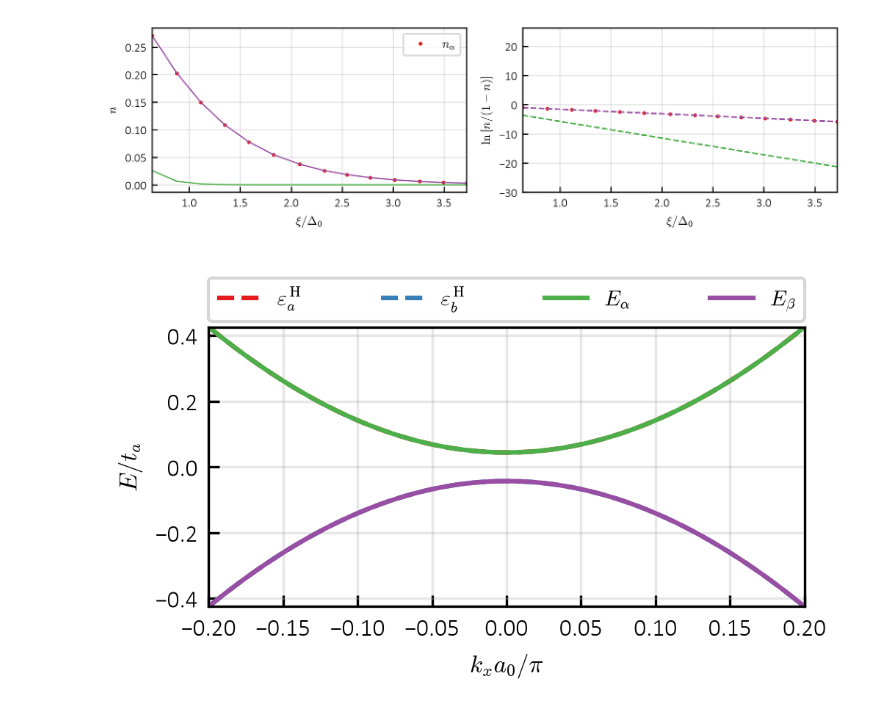
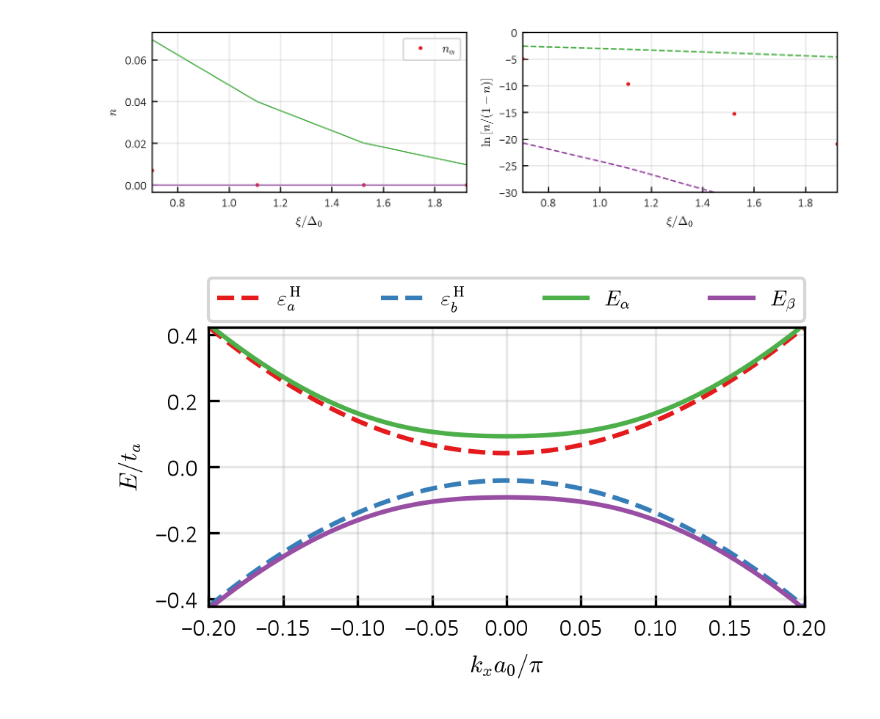
Before and after one commit to korl-z/IJS-F1, a Jupyter notebook: Koda/EI_cutoff/reformated_EI.ipynb, the cells around one changed output. Saved outputs shown, nothing was run; the diff lists cells and outputs as text; code cells hidden in the pictures.

Commit message:
rates photon-phonon scaling

```diff
--- a/Koda/EI_cutoff/reformated_EI.ipynb
+++ b/Koda/EI_cutoff/reformated_EI.ipynb
@@ -55,8 +55,8 @@ from EI_refactor.EI_ness import model as M, baths as B
 from EI_refactor.EI_ness import gpu as S  # or gpu
 
 md = M.Model(gap=4.0, ta=1.0, tb=-1.0, v=4.1)
-g = M.sgrid(400)
+g = M.sgrid(240, 128)
 e0 = M.solve_eq(md, g, 0.0, d=1.0)
 tc = M.critical_temperature(md, g)
-print(f"Delta_0 = {e0.d}, m_0 = {e0.m:.6f}, T_c = {tc * 0.1 * 11600:.6f} K")
+print(f"Delta_0 = {e0.d:.6f} = {e0.d * 0.1 * 11600:.6f} K, m_0 = {e0.m:.6f}, T_c = {tc * 0.1 * 11600:.6f} K")
 # %% [output]
@@ -64,10 +68,10 @@ Delta_0 = 0.08388701916375912, m_0 = -0.995702, T_c = 56.750517 K
 # %%
-r1, r2, A = 0.3, 1.1, 1.0e0 # T1 / Tc (photons), T2 / Tc (phonons), photon amplitude scale
+r1, r2, A = 0.8, 0.1, 1.0 # T1 / Tc (photons), T2 / Tc (phonons), photon amplitude scale
 t1, t2 = r1 * tc, r2 * tc
-bs = [B.Cavity(t1, w0=0.1, gam=0.01, amp=A * 4 * B.ALPHA * 0.1),
+bs = [B.Cavity(t1, w0=0.08, gam=0.0001, amp=A * 4 * B.ALPHA * 0.1),
       B.Chord(t2, cs=0.026, gam=0.001, amp=4.2e-6, tpa=1.0, tpb=-1.0)]
 pk = B.pack(bs, md, g)
-eq = M.solve_eq(md, g, t2, d=e0.d, m=e0.m)  # start: equilibrium at the phonon temperature
+eq = M.solve_eq(md, g, t2, d=e0.d, m=e0.m)
 # %%
 s = S.solve(md, g, pk, d=eq.d, m=eq.m)
 print(f"Delta / Delta_0 = {s.d / e0.d:.6f}, m = {s.m:.6f}, err = {s.err:.1e}, ok = {s.ok}")
@@ -121,36 +103,36 @@ xi = 0.5 * (md.gap - 2.0 * (md.ta - md.tb) * g.s + md.h * (nb - na))  # (eps_a^H
 x = xi / e0.d
 
 max_val = np.max(s.n[0])
-threshold = 0.01 * max_val
+threshold = 1e-8 * max_val
 valid_mask = s.n[0] >= threshold
 
 x_min = x[valid_mask].min()
 x_max = x[valid_mask].max()
 
 ix = np.argsort(x)
 lab = r"{\alpha}"
 fig, ax = plt.subplots(1, 2, figsize=(2 * 3.47412, 0.6 * 3.47412))
 ax[0].plot(x, s.n[0], ".", ms=3, color=SET1_LIST[0], label=rf"$n_{lab}$")
 ax[1].plot(x, -s.mu[0], ".", ms=3, color=SET1_LIST[0], label=rf"$n_{lab}$")
 for j, (t, lab) in enumerate(((t1, "T_1"), (t2, "T_2"))):
     mu = M.fermi(s.st, g.w, md.n, t)[1]  # alpha solid, beta dashed
     z = (s.st.e[0][ix] - mu) / t
     ax[0].plot(x[ix], 1.0 / (1.0 + np.exp(z)), "-", lw=0.8, color=SET1_LIST[2 + j],
                label=rf"$f_{{\rm FD}}(E,{lab})$" if i == 0 else None)
     ax[1].plot(x[ix], -z, "--", lw=1, color=SET1_LIST[2 + j])
 ax[0].set_ylabel(r"$n$")
 ax[1].set_ylabel(r"$\ln\left[n/(1-n)\right]$")
 for a in ax:
     a.set_xlim(x_min, x_max)
     a.set_xlabel(r"$\xi/\Delta_0$")
     a.grid(alpha=0.3)
     a.tick_params(which="both", direction="in")
-ax[1].set_ylim(-30)
+ax[1].set_ylim(-30, 0)
 ax[0].legend()
 plt.tight_layout()
 plt.show()
 # %% [output]
-[figure, old version]
+[figure, new version]
 # %%
 kx = np.linspace(-np.pi / 5, np.pi / 5, 401)
 gk = g._replace(s=np.cos(kx) + 1.0)  # k_y = 0
@@ -174,4 +156,4 @@ ax.legend(bbox_to_anchor=(0, 1.02, 1, 0.2), loc="lower left", mode="expand",
 plt.tight_layout()
 plt.show()
 # %% [output]
-[figure, old version]
+[figure, new version]
```
Also changed, not shown: parts of 14 cells of this notebook, 3 other files.
